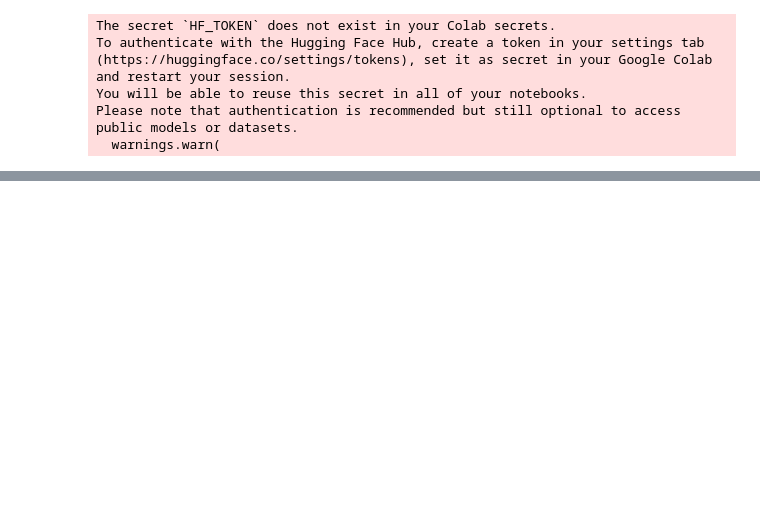
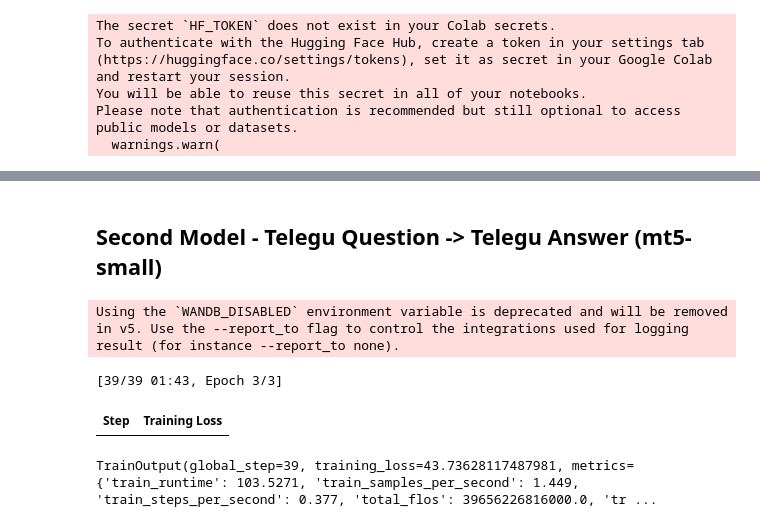
Before and after one commit to mrc300/NLP-Project, a Jupyter notebook: week39.ipynb, the cells around one changed output, grey strips where cells are left out. Cells and saved outputs as stored; diff of their text form; code cells hidden in the pictures; blank space fills up the shorter version.

```diff
--- a/week39.ipynb
+++ b/week39.ipynb
@@ -369,0 +232,13 @@ def answer_te(question_te: str, max_new_tokens=32) -> str:
+# %%
+import random
+for i in random.sample(range(len(df_te_val)), 5):
+    q = df_te_val.iloc[i]["question"]
+    c = df_te_val.iloc[i]["context"]
+    target = df_te_val.iloc[i]["answer_inlang"]
+
+    inputs = tokenizer(f"telugu question: {q} english context: {c}", return_tensors="pt", truncation=True).to(device)
+    outputs = model.generate(**inputs, max_length=64)
+    pred = tokenizer.decode(outputs[0], skip_special_tokens=True)
+    pred = pred.replace("<extra_id_0>", "").replace("<extra_id_1>", "").strip()
+    pred = re.sub(r"<extra_id_\d+>", "", pred).strip()
+    print(f"\nQ: {q} \nContext {c} \nPred: {pred}\nTarget: {target}")
@@ -369,0 +263,58 @@ def answer_te(question_te: str, max_new_tokens=32) -> str:
+# %% [markdown]
+## Second Model - Telegu Question -> Telegu Answer (mt5-small)
+# %%
+from transformers import T5Tokenizer, MT5ForConditionalGeneration, TrainingArguments, Trainer
+
+
+
+model_name = "google/mt5-small"
+
+tokenizer = T5Tokenizer.from_pretrained(model_name)
+model = MT5ForConditionalGeneration.from_pretrained(model_name)
+
+def preprocess_question_only(examples):
+    inputs = [f"Telugu question: {q}" for q in examples["question"]]
+    targets = examples["answer_inlang"]
+    model_inputs = tokenizer(inputs, max_length=256, truncation=True, padding="max_length")
+    labels = tokenizer(targets, max_length=128, truncation=True, padding="max_length").input_ids
+    model_inputs["labels"] = labels
+    return model_inputs
+
+
+
+tokenized_train = train_dataset.map(preprocess_question_only, batched=True)
+tokenized_val = val_dataset.map(preprocess_question_only, batched=True)
+
+
+
+training_args = TrainingArguments(
+    output_dir="./mt5_te_en_to_te",
+    do_eval=True,
+    eval_steps=500,
+    save_steps=500,
+    learning_rate=2e-4,
+    per_device_train_batch_size=4,
+    per_device_eval_batch_size=4,
+    num_train_epochs=3,
+    weight_decay=0.01,
+    save_total_limit=2,
+    logging_steps=100,
+    prediction_loss_only=True
+)
+
+
+
+trainer = Trainer(
+    model=model,
+    args=training_args,
+    train_dataset=tokenized_train,
+    eval_dataset=tokenized_val,
+    tokenizer=tokenizer,
+)
+
+trainer.train()
+# %% [output]
+Using the `WANDB_DISABLED` environment variable is deprecated and will be removed in v5. Use the --report_to flag to control the integrations used for logging result (for instance --report_to none).
+[39/39 01:43, Epoch 3/3]
+| Step | Training Loss |
+TrainOutput(global_step=39, training_loss=43.73628117487981, metrics={'train_runtime': 103.5271, 'train_samples_per_second': 1.449, 'train_steps_per_second': 0.377, 'total_flos': 39656226816000.0, 'tr ...
```
Also changed, not shown: parts of 29 cells of this notebook.
